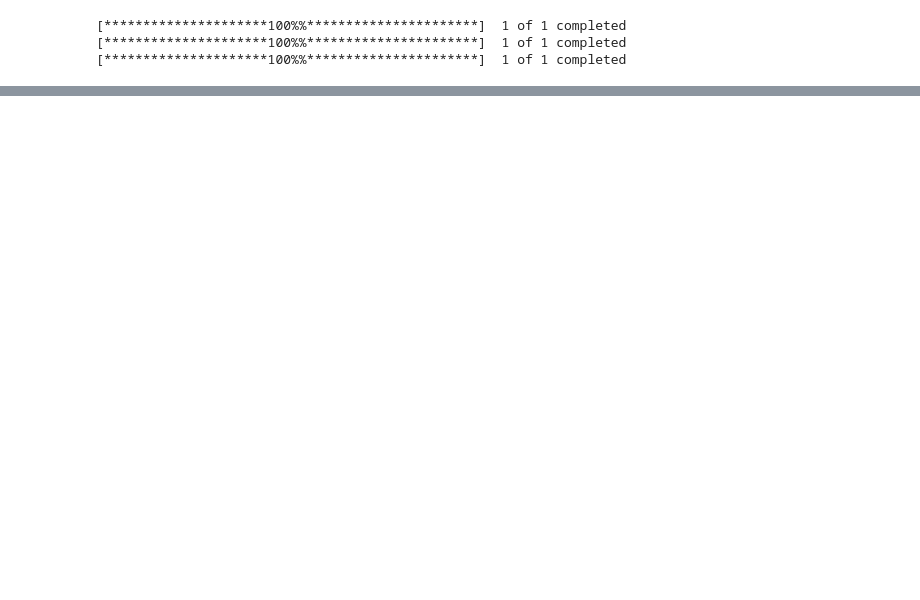
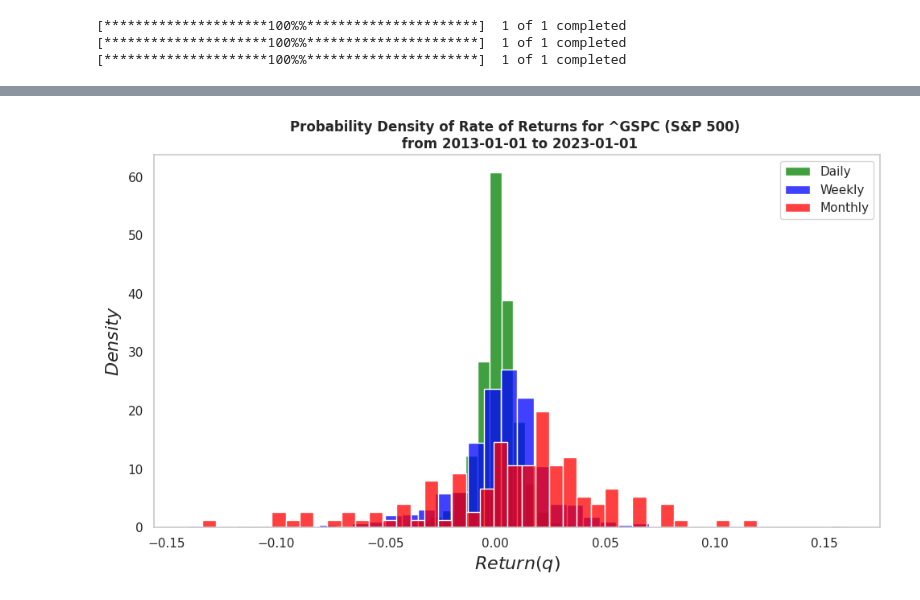
Before and after one commit to amirgholizad/tails_of_distributions, a Jupyter notebook: moving_distributions.ipynb, the cells around one changed output, grey strips where cells are left out. Cells and saved outputs as stored; diff of their text form; code cells hidden in the pictures; blank space fills up the shorter version.

```diff
--- a/moving_distributions.ipynb
+++ b/moving_distributions.ipynb
@@ -34,4 +69,6 @@ intervals = ["Daily", "Weekly", "Monthly"]
 # %%
 returns = []
-for data in data_base:
-    returns.append(fs.log_returns(data["Close"]))
+for intervals, prices in data_base.items():
+    returns.append(fs.log_returns(prices))
+returns = dict(zip(data_base.keys(), returns))
+returns
@@ -38,9 +93,13 @@ for data in data_base:
-# %%
-# set a period and calculate RSI, SMA and MACD indicators
-period = 10
-ta_features = []
-
-for Return, interval in zip(returns, intervals):
-    ta_features.append({f"rsi_{interval}": pta.rsi(close=Return, length=period)})
-    ta_features.append({f"sma_{interval}": pta.sma(close=Return, length=period)})
-    ta_features.append({f"macd_{interval}": pta.macd(signal=period//3, slow=period, fast=period//2, close=Return)})
+# %%
+rcParams['figure.figsize'] = 10,6
+for (interval, Return), linestyle, color in zip(data_base.items(), [":", "--", "-"], ["green", "blue", "red"]):
+    sns.histplot(returns[interval], stat="density", label=interval, color=color, bins=40)
+plt.xlabel(xlabel="$Return(q)$", fontweight="bold", style="italic", fontsize = 16)
+plt.ylabel(ylabel="$Density$", fontweight="bold", style="italic", fontsize = 16)
+plt.title(f"Probability Density of Rate of Returns for {ticker} (S&P 500) \n from {start_date} to {end_date}", fontweight="bold")
+plt.grid()
+plt.legend()
+plt.tight_layout()
+plt.show();
+# %% [output]
+[figure, added]
```
Also changed, not shown: parts of 6 cells of this notebook, 1 other file.
